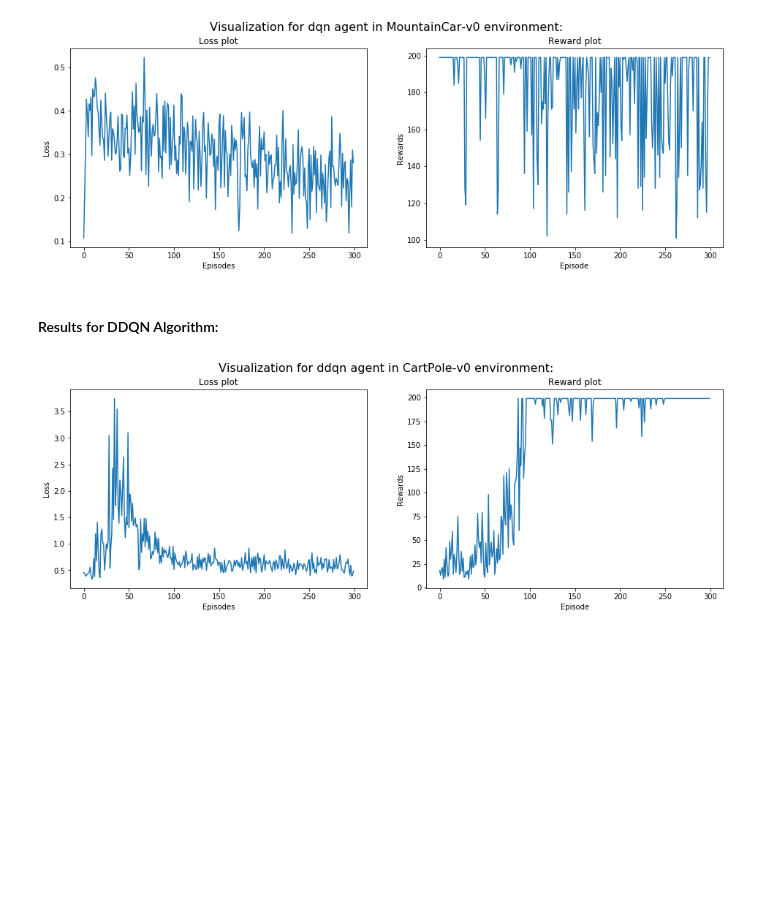
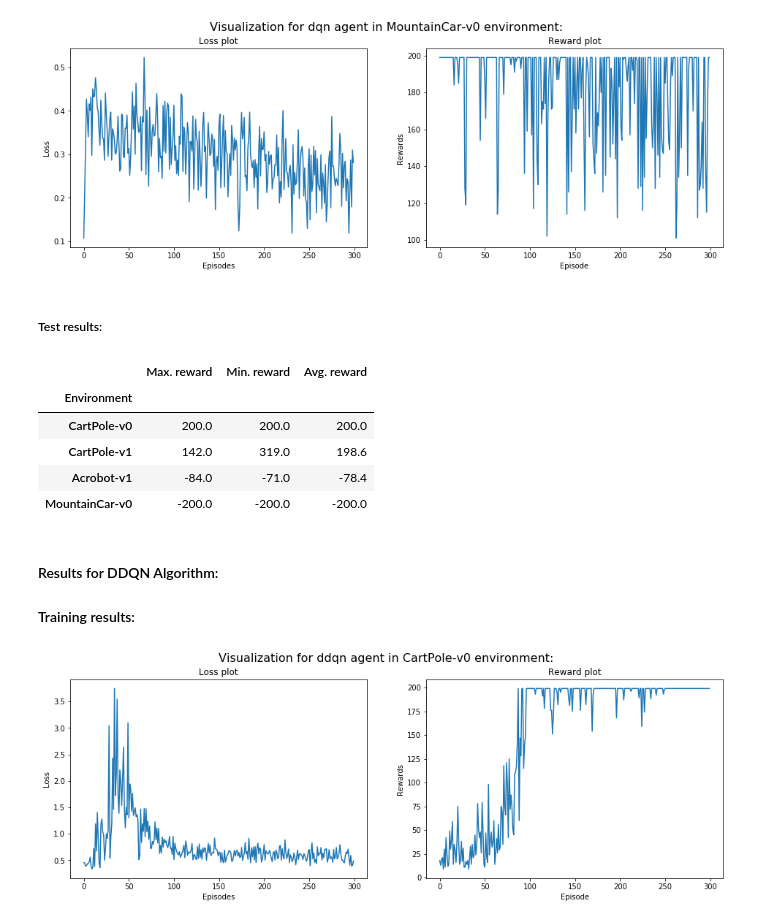
Before and after one commit to dpkpathak/ANNTFPROJ, a Jupyter notebook: Group_22_Final_Project.ipynb, the cells around one changed output. Saved outputs shown, nothing was run; the diff lists cells and outputs as text; code cells hidden in the pictures; blank space fills up the shorter version.

Commit message:
Add test result

```diff
--- a/Group_22_Final_Project.ipynb
+++ b/Group_22_Final_Project.ipynb
@@ -823,11 +829,19 @@ class Gameagent:
 # %%
 # load and visualize the result for all env
 import gym
+from statistics import mean
+import pandas as pd
+
 from dqn_and_ddqn import agent
 
+num_episodes = 5
 environment_list = ["CartPole-v0","CartPole-v1","Acrobot-v1","MountainCar-v0"]
 agent_name = "dqn"
 figs = []
+minimum_reward =[]
+maximum_reward =[]
+average_reward =[]
+results = []
 for env_name in environment_list:
     environment = gym.make(env_name)
 
@@ -837,17 +851,41 @@ for env_name in environment_list:
     # https://www.tensorflow.org/guide/keras/save_and_serialize
     with tf.device('/device:CPU:0'):
         player.load_weights(agent_name)
-    figs.append(player.visualise(*player.load_training_variable(agent_name)))
+        figs.append(player.visualise(*player.load_training_variable(agent_name)))
+        test_rewards=[]
+        for episode in range(num_episodes):
+            reward = player.test(agent_name)
+            test_rewards.append(reward)
+    minimum_reward.append(min(test_rewards))
+    maximum_reward.append(max(test_rewards))
+    average_reward.append(mean(test_rewards))
+minimum_reward.reverse()
+average_reward.reverse()
+maximum_reward.reverse()
 figs.reverse()
 for env_name in environment_list:
     figs.pop().show()
+    results.append([env_name, minimum_reward.pop(), maximum_reward.pop(), average_reward.pop()])
 # %% [output]
 [figure]
 [figure]
 [figure]
 [figure]
+# %% [markdown]
+##### Test results:
+# %%
+results = pd.DataFrame(results, columns=["Environment", "Max. reward", "Min. reward", "Avg. reward"]).set_index("Environment")
+results
+# %% [output]
+|  | Max. reward | Min. reward | Avg. reward |
+| Environment |  |  |  |
+| CartPole-v0 | 200.0 | 200.0 | 200.0 |
+| CartPole-v1 | 142.0 | 319.0 | 198.6 |
+| Acrobot-v1 | -84.0 | -71.0 | -78.4 |
+| MountainCar-v0 | -200.0 | -200.0 | -200.0 |
 # %% [markdown]
 #### Results for DDQN Algorithm:
+#### Training results:
 # %%
 # load and visualize the result for all env
 import gym
```
Also changed, not shown: parts of 13 cells of this notebook, 6 other files.
